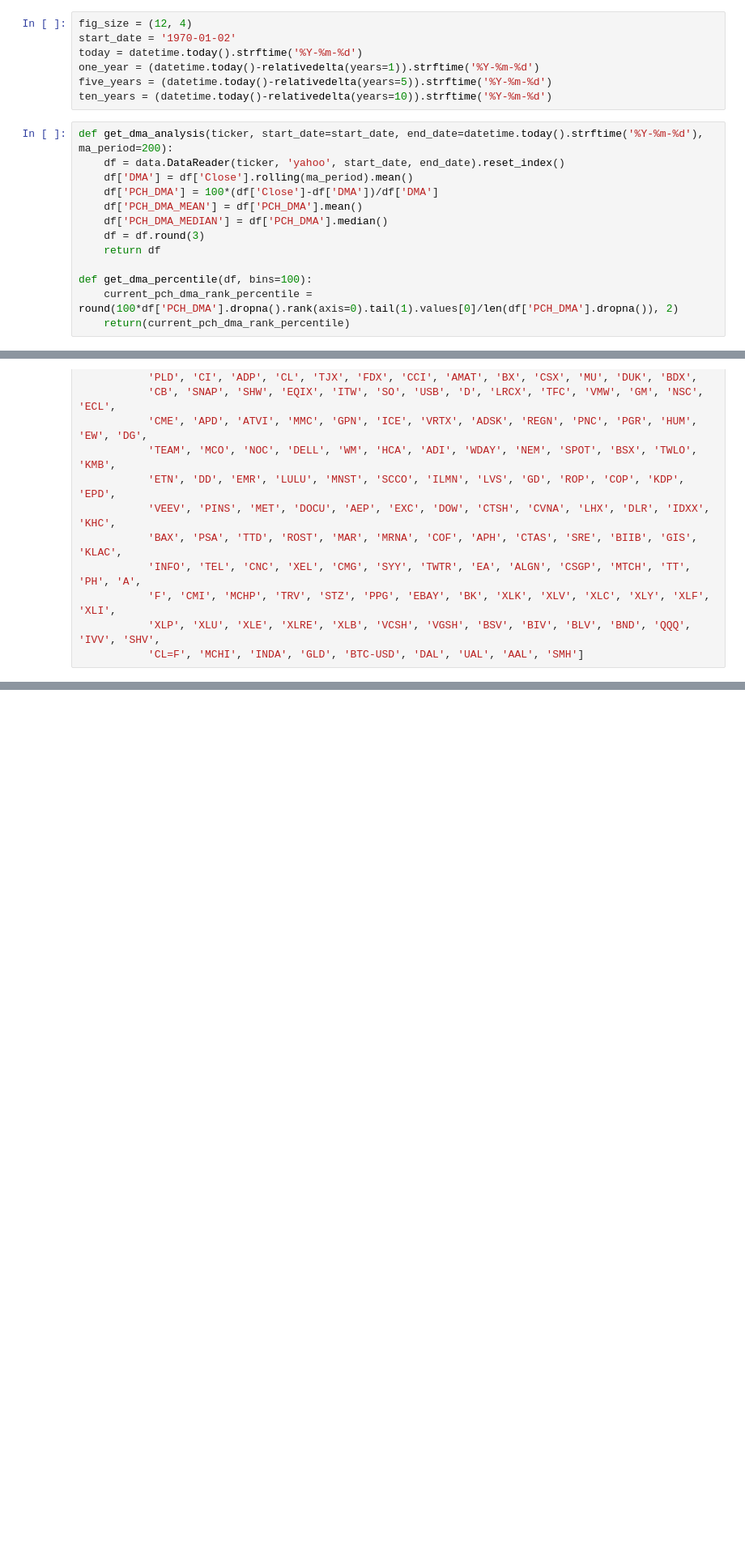
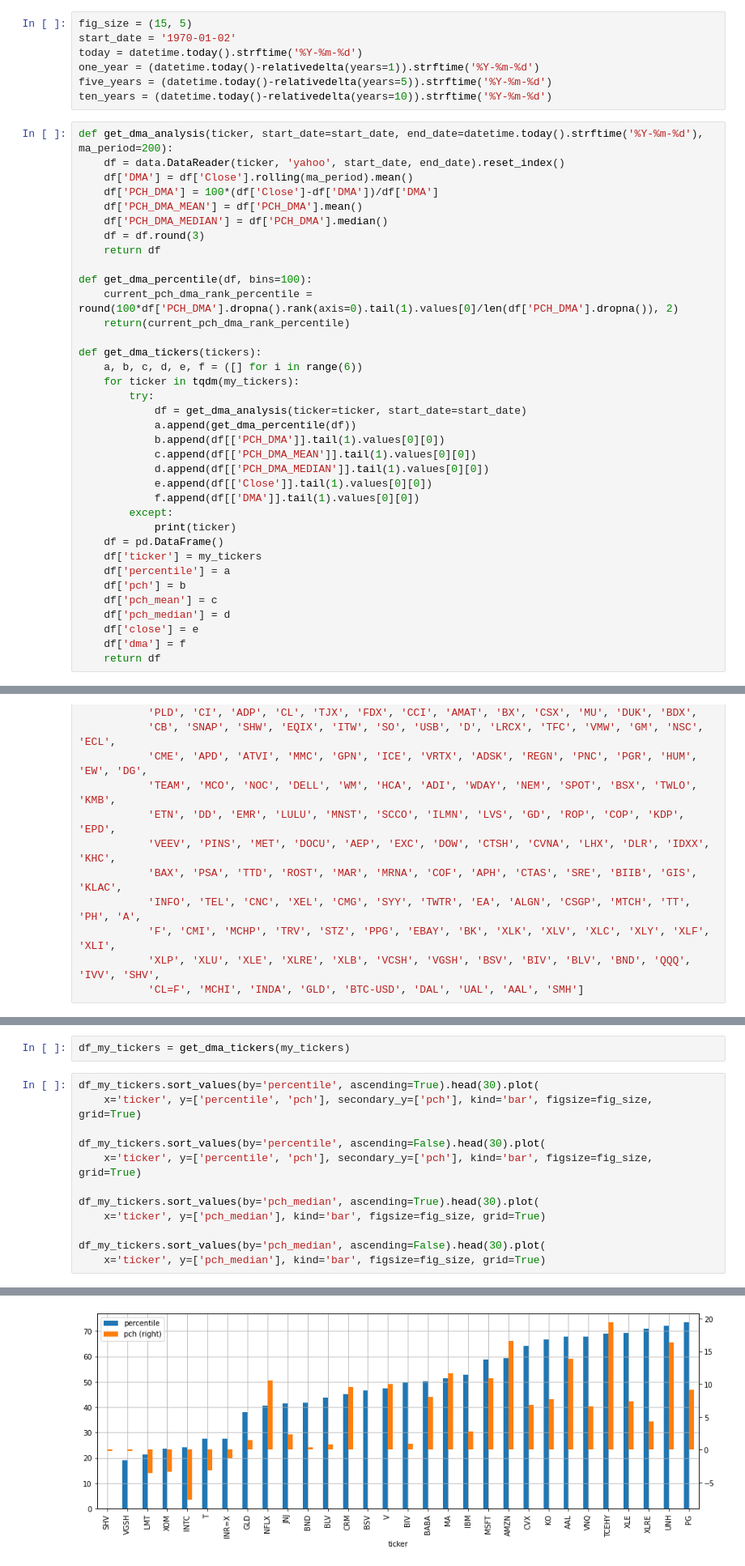
Before and after one commit to bamage00/notebooks, a Jupyter notebook: dma_stocks.ipynb, the cells around one changed output, grey strips where cells are left out. Shown: that part at 81% size. Saved outputs shown, nothing was run; the diff lists cells and outputs as text; blank space fills up the shorter version.

```diff
--- a/dma_stocks.ipynb
+++ b/dma_stocks.ipynb
@@ -8,7 +8,7 @@ from tqdm.notebook import tqdm
 
 pd.set_option('display.max_rows', 100)
 # %%
-fig_size = (12, 4)
+fig_size = (15, 5)
 start_date = '1970-01-02'
 today = datetime.today().strftime('%Y-%m-%d')
 one_year = (datetime.today()-relativedelta(years=1)).strftime('%Y-%m-%d')
@@ -27,6 +27,29 @@ def get_dma_analysis(ticker, start_date=start_date, end_date=datetime.today().st
 def get_dma_percentile(df, bins=100):
     current_pch_dma_rank_percentile = round(100*df['PCH_DMA'].dropna().rank(axis=0).tail(1).values[0]/len(df['PCH_DMA'].dropna()), 2)
     return(current_pch_dma_rank_percentile)
+
+def get_dma_tickers(tickers):
+    a, b, c, d, e, f = ([] for i in range(6))
+    for ticker in tqdm(my_tickers):
+        try:
+            df = get_dma_analysis(ticker=ticker, start_date=start_date)
+            a.append(get_dma_percentile(df))
+            b.append(df[['PCH_DMA']].tail(1).values[0][0])
+            c.append(df[['PCH_DMA_MEAN']].tail(1).values[0][0])
+            d.append(df[['PCH_DMA_MEDIAN']].tail(1).values[0][0])
+            e.append(df[['Close']].tail(1).values[0][0])
+            f.append(df[['DMA']].tail(1).values[0][0])
+        except:
+            print(ticker)
+    df = pd.DataFrame()
+    df['ticker'] = my_tickers
+    df['percentile'] = a
+    df['pch'] = b
+    df['pch_mean'] = c
+    df['pch_median'] = d
+    df['close'] = e
+    df['dma'] = f
+    return df
 # %%
 my_tickers = ['AMZN', 'AAPL', 'FB', 'GOOGL', 'MSFT', 'UBER', 'XOM', 'BA', 'DAL', 'UAL', 'AAL', 'SMH', 'IVV',
               'VNQ',  '^GSPC', 'QQQ', 'SHV', 'CL=F', 'MCHI', 'INDA', 'INR=X', 'GLD', 'BTC-USD',
@@ -201,0 +79,15 @@ df.sort_values(by='pch_median', ascending=True).head(30)
+# %%
+df_my_tickers = get_dma_tickers(my_tickers)
+# %%
+df_my_tickers.sort_values(by='percentile', ascending=True).head(30).plot(
+    x='ticker', y=['percentile', 'pch'], secondary_y=['pch'], kind='bar', figsize=fig_size, grid=True)
+
+df_my_tickers.sort_values(by='percentile', ascending=False).head(30).plot(
+    x='ticker', y=['percentile', 'pch'], secondary_y=['pch'], kind='bar', figsize=fig_size, grid=True)
+
+df_my_tickers.sort_values(by='pch_median', ascending=True).head(30).plot(
+    x='ticker', y=['pch_median'], kind='bar', figsize=fig_size, grid=True)
+
+df_my_tickers.sort_values(by='pch_median', ascending=False).head(30).plot(
+    x='ticker', y=['pch_median'], kind='bar', figsize=fig_size, grid=True)
+# %% [output]
@@ -201,0 +95 @@ df.sort_values(by='pch_median', ascending=True).head(30)
+[figure, added]
```
Also changed, not shown: parts of 8 cells of this notebook.
